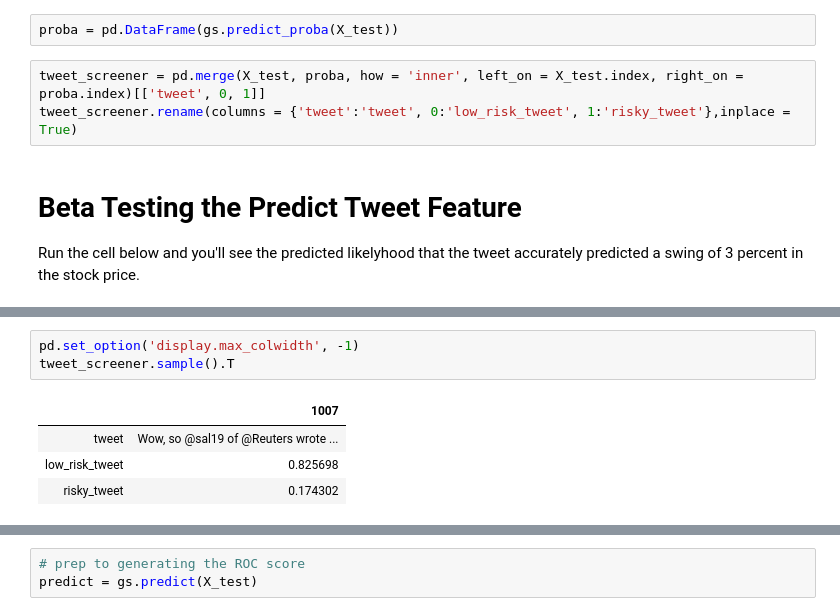
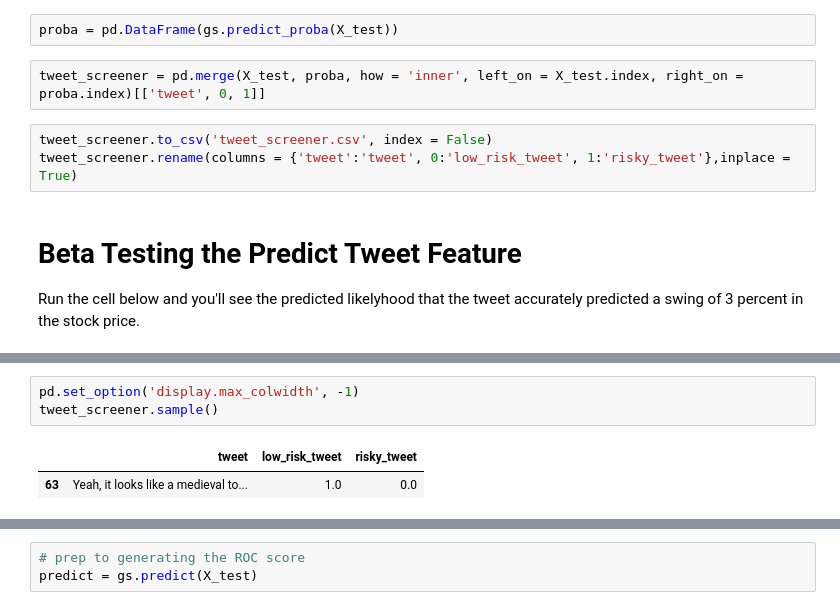
Before and after one commit to mono2010/Elon-Musk-Tweet-Classifier, a Jupyter notebook: elon_tweets.ipynb, the cells around one changed output, grey strips where cells are left out. Saved outputs shown, nothing was run; the diff lists cells and outputs as text.

```diff
--- a/elon_tweets.ipynb
+++ b/elon_tweets.ipynb
@@ -206,7 +247,9 @@ Score diff is -0.10240740370757329
 proba = pd.DataFrame(gs.predict_proba(X_test))
 # %%
 tweet_screener = pd.merge(X_test, proba, how = 'inner', left_on = X_test.index, right_on = proba.index)[['tweet', 0, 1]]
-tweet_screener.rename(columns = {'tweet':'tweet', 0:'low_risk_tweet', 1:'risky_tweet'},inplace = True)
+# %%
+tweet_screener.to_csv('tweet_screener.csv', index = False)
+tweet_screener.rename(columns = {'tweet':'tweet', 0:'low_risk_tweet', 1:'risky_tweet'},inplace = True)
 # %% [markdown]
 # Beta Testing the Predict Tweet Feature
 Run the cell below and you'll see the predicted likelyhood that the tweet accurately predicted a swing of 3 percent in the stock price.
@@ -214,12 +257,10 @@ Run the cell below and you'll see the predicted likelyhood that the tweet accura
 <img src="./images/wind.jpg" align = 'left' alt="tingo" width="400"/>
 # %%
 pd.set_option('display.max_colwidth', -1)
-tweet_screener.sample().T
+tweet_screener.sample()
 # %% [output]
-|  | 1007 |
-| tweet | Wow, so @sal19 of @Reuters wrote ... |
-| low_risk_tweet | 0.825698 |
-| risky_tweet | 0.174302 |
+|  | tweet | low_risk_tweet | risky_tweet |
+| 63 | Yeah, it looks like a medieval to... | 1.0 | 0.0 |
 # %%
 # what's the best parameters
 gs.best_params_
```
Also changed, not shown: parts of 20 cells of this notebook, 5 other files.
